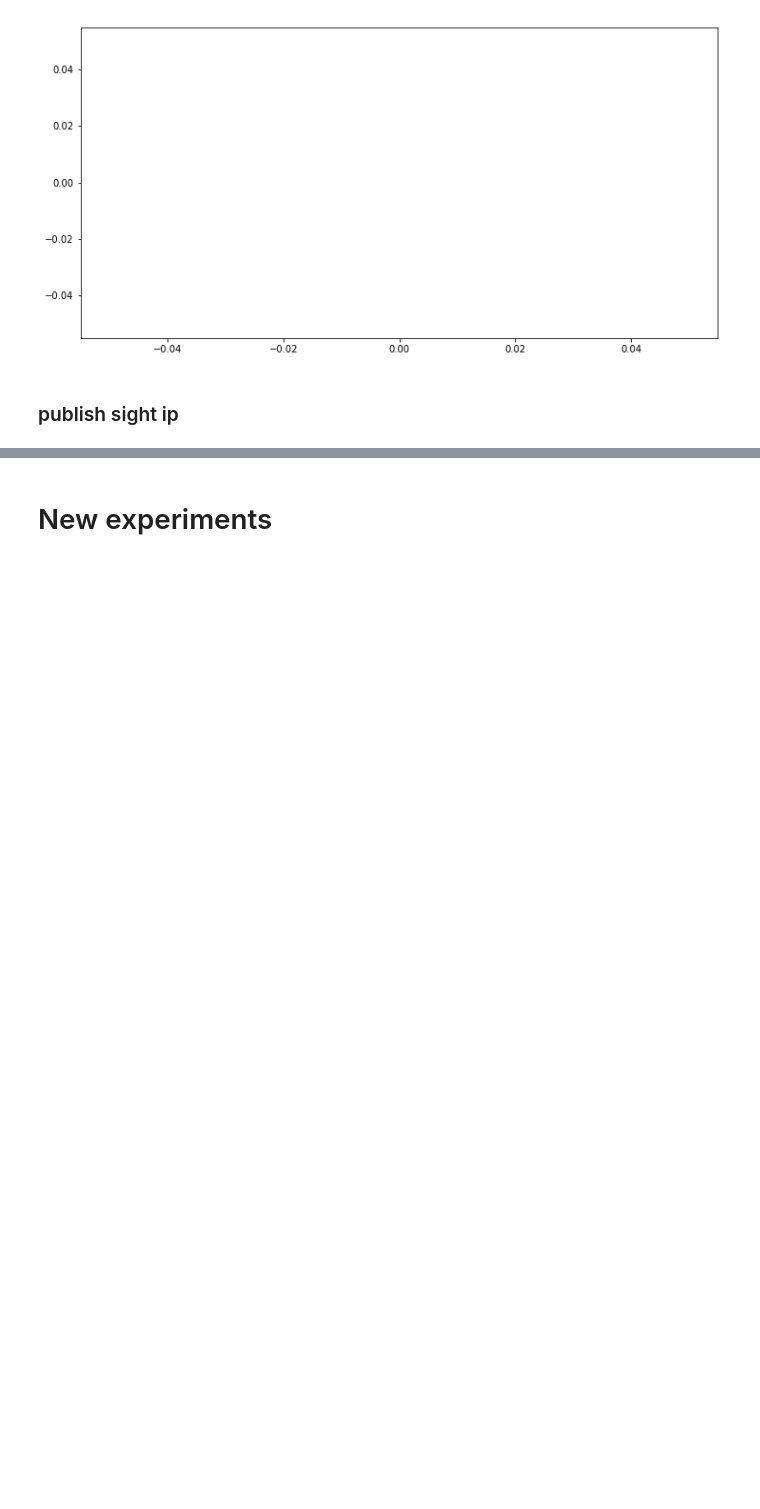
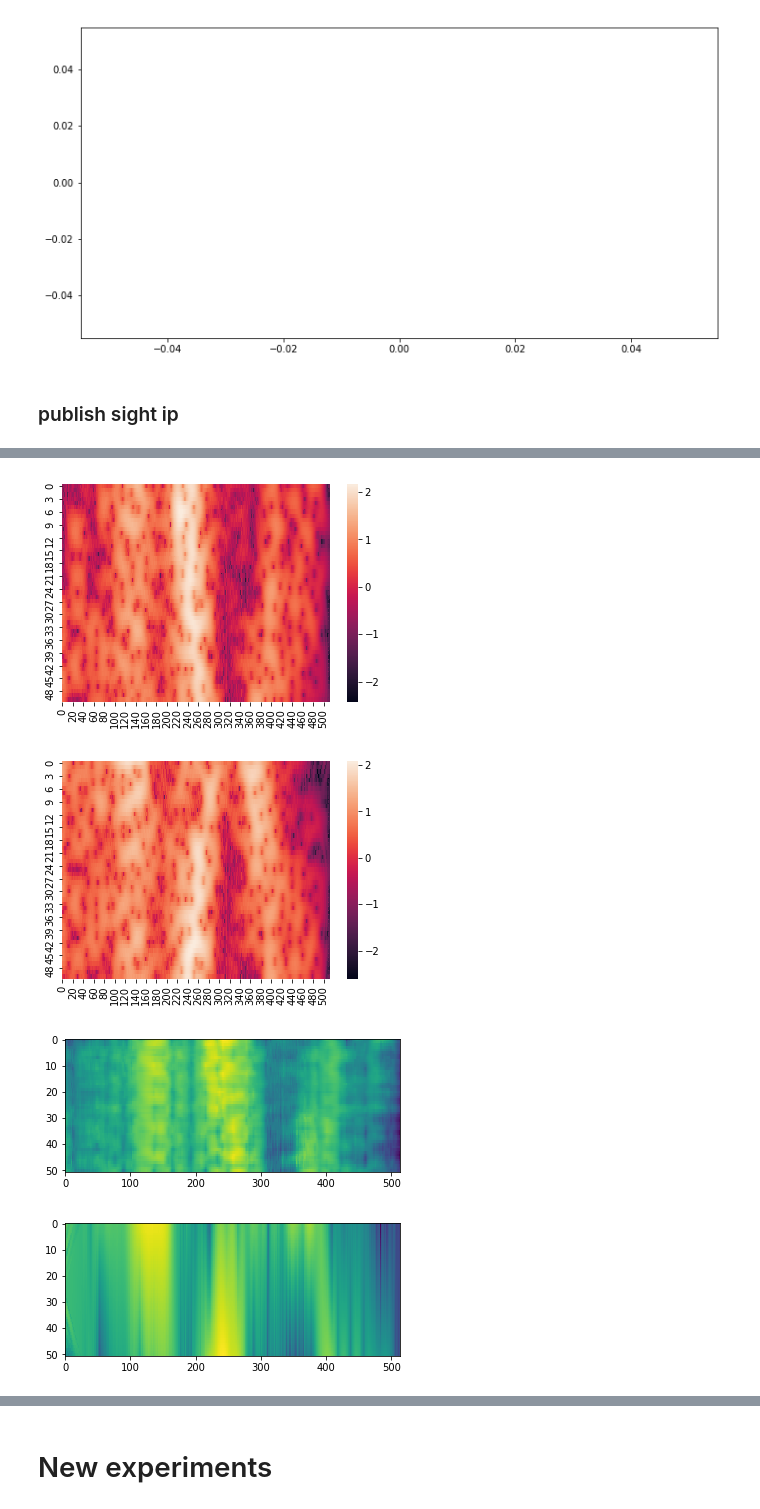
Before and after one commit to blindedjoy/Reservoir, a Jupyter notebook: MARIOS/Analysis.ipynb, the cells around one changed output, grey strips where cells are left out. Saved outputs shown, nothing was run; the diff lists cells and outputs as text; code cells hidden in the pictures; blank space fills up the shorter version.

```diff
--- a/MARIOS/Analysis.ipynb
+++ b/MARIOS/Analysis.ipynb
@@ -169,0 +368,16 @@ publish_sightIp.loss_plot(rolling = 7, split = 0.9, loss = "R")
+# %%
+assert zhizhuo51.xTe.T.shape == truth_51.shape, str(zhizhuo51.xTe.T.shape) + " != " + str(truth_51.shape)
+sns.heatmap(truth_51)
+plt.show()
+sns.heatmap(zhizhuo51.xTe.T)
+plt.show()
+plt.imshow(pred_51, aspect = 4)
+plt.show()
+
+plt.imshow(zhizhuo51.ip_res["prediction"].T, aspect = 4)
+plt.show()
+# %% [output]
+[figure, added]
+[figure, added]
+[figure, added]
+[figure, added]
```
Also changed, not shown: parts of 29 cells of this notebook, 22 other files.
